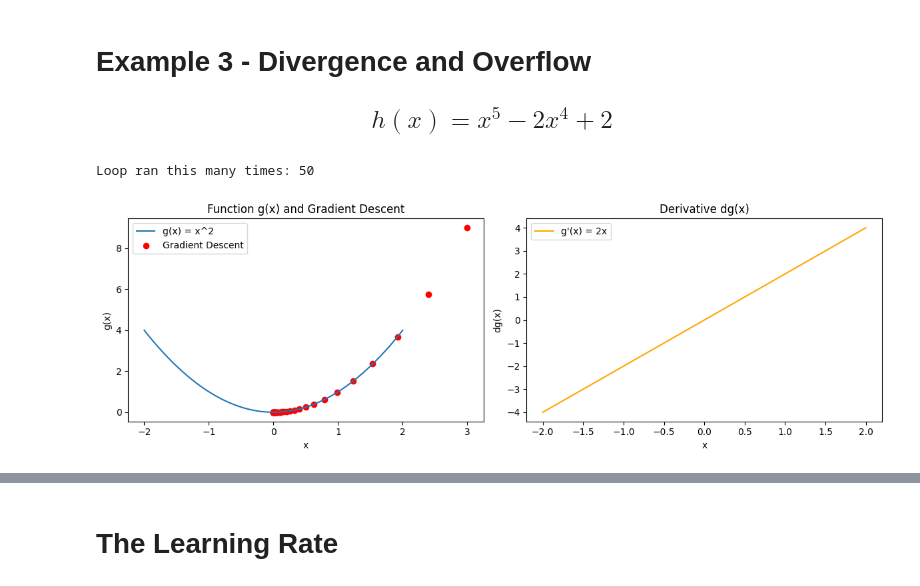
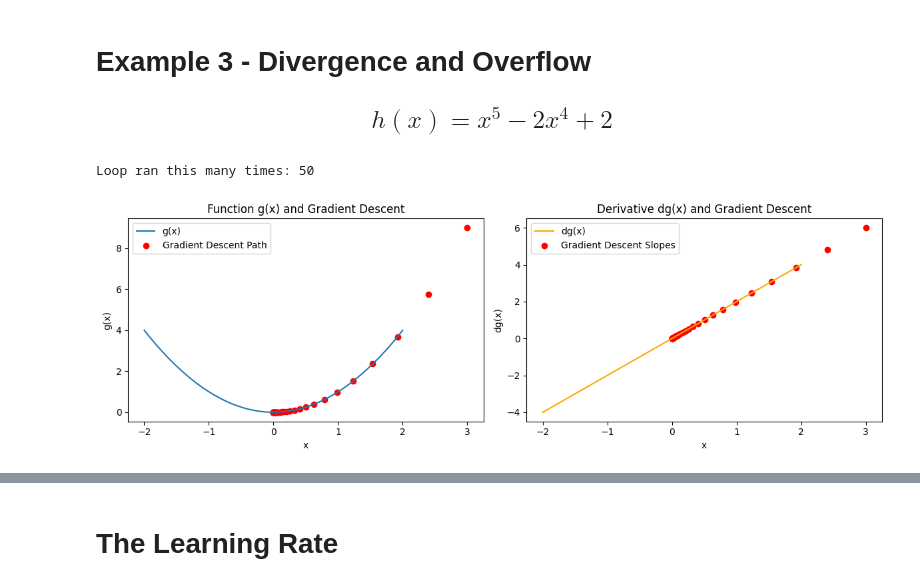
Before and after one commit to Amruthavalli19/Amruthavalli226Q1A4560, a Jupyter notebook: FMML_2022_Module_04_Project_2024.ipynb, the cells around one changed output, grey strips where cells are left out. Cells and saved outputs as stored; diff of their text form; code cells hidden in the pictures.

```diff
--- a/FMML_2022_Module_04_Project_2024.ipynb
+++ b/FMML_2022_Module_04_Project_2024.ipynb
@@ -86,12 +86,7 @@ plt.show()
 # %% [markdown]
 ## Gradient Descent
 # %%
-##########################
-##########################
-
-## TASK-1 : Complete the lines of code wherever marked as [REQUIRED] in this cell.
-
-##########################
+##########################TASK 1
 ##########################
 
 # Gradient Descent
@@ -103,15 +98,24 @@ precision = 0.00001
 x_list = [new_x]
 slope_list = [df(new_x)]
 
+def df(x):
+    # [REQUIRED] Define the derivative (slope) of your function here
+    return 2 * x - 4
+
+def f(x):
+    # [REQUIRED] Define your function here
+    return x**2 - 4*x + 4
+
 for n in range(500):
     previous_x = new_x
-
+    gradient = df(previous_x)  # [REQUIRED] Calculate the gradient (slope) at current x
+    new_x = previous_x - step_multiplier * gradient  # [REQUIRED] Update x using gradient descent
 
     step_size = abs(new_x - previous_x)
     # print(step_size)
 
     x_list.append(new_x)
-    slope_list.append## [REQUIRED])
+    slope_list.append(df(new_x))
 
     if step_size < precision:
         print('Loop ran this many times:', n)
@@ -322,63 +372,67 @@ plt.show()
 # %%
-## TASK-4 : Code the same things as they were done for the first two examples
+## TASK-4 :
 import numpy as np
 import matplotlib.pyplot as plt
 
-# Function g(x) and its derivative dg(x)
+# Gradient Descent
+def gradient_descent(x, df, learning_rate=0.1, precision=0.00001, max_iter=500):
+    x_list = [x]
+    slope_list = [df(x)]
+
+    for n in range(max_iter):
+        previous_x = x
+        gradient = df(previous_x)
+        x = previous_x - learning_rate * gradient
+
+        step_size = abs(x - previous_x)
+
+        x_list.append(x)
+        slope_list.append(df(x))
+
+        if step_size < precision:
+            print('Loop ran this many times:', n)
+            break
+
+    return x_list, slope_list
+
+# Define the function g(x) and its derivative dg(x)
 def g(x):
     return x**2
 
 def dg(x):
-    return 2 * x
+    return 2*x
 
-# Gradient Descent
-new_x = 3
-previous_x = 0
-step_multiplier = 0.1
+# Initial values
+initial_x = 3
+learning_rate = 0.1
 precision = 0.00001
 
-x_list = [new_x]
-g_values = [g(new_x)]
+# Perform gradient descent
+x_values, slope_values = gradient_descent(initial_x, dg, learning_rate, precision)
 
-for n in range(500):
-    previous_x = new_x
-    gradient = dg(previous_x)
-    new_x = previous_x - step_multiplier * gradient
-
-    step_size = abs(new_x - previous_x)
-
-    x_list.append(new_x)
-    g_values.append(g(new_x))
-
-    if step_size < precision:
-        print('Loop ran this many times:', n)
-        break
-
-# Plotting g(x) and its derivative dg(x) during gradient descent
+# Plotting the function and its derivative
 plt.figure(figsize=(12, 4))
 
-# Plotting g(x)
+# Plot the function g(x)
 plt.subplot(1, 2, 1)
-plt.plot(x_2, y_g, label='g(x) = x^2')
-plt.scatter(x_list, g_values, color='red', label='Gradient Descent')
+plt.plot(x_2, g(x_2), label='g(x)')
+plt.scatter(x_values, [g(x) for x in x_values], color='red', label='Gradient Descent Path')
 plt.title('Function g(x) and Gradient Descent')
 plt.xlabel('x')
 plt.ylabel('g(x)')
 plt.legend()
 
-# Plotting dg(x)
+# Plot the derivative dg(x)
 plt.subplot(1, 2, 2)
-plt.plot(x_2, y_dg, color='orange', label="g'(x) = 2x")
-plt.title("Derivative dg(x)")
+plt.plot(x_2, dg(x_2), label='dg(x)', color='orange')
+plt.scatter(x_values, slope_values, color='red', label='Gradient Descent Slopes')
+plt.title('Derivative dg(x) and Gradient Descent')
 plt.xlabel('x')
-plt.ylabel("dg(x)")
+plt.ylabel('dg(x)')
 plt.legend()
 
 plt.tight_layout()
 plt.show()
-
-print('Local minimum occurs at:', new_x)
-print('g(x) value at this point is:', g(new_x))
 # %% [output]
 Loop ran this many times: 50
-[figure, old version]
+[figure, new version]
```
Also changed, not shown: parts of 30 cells of this notebook.
